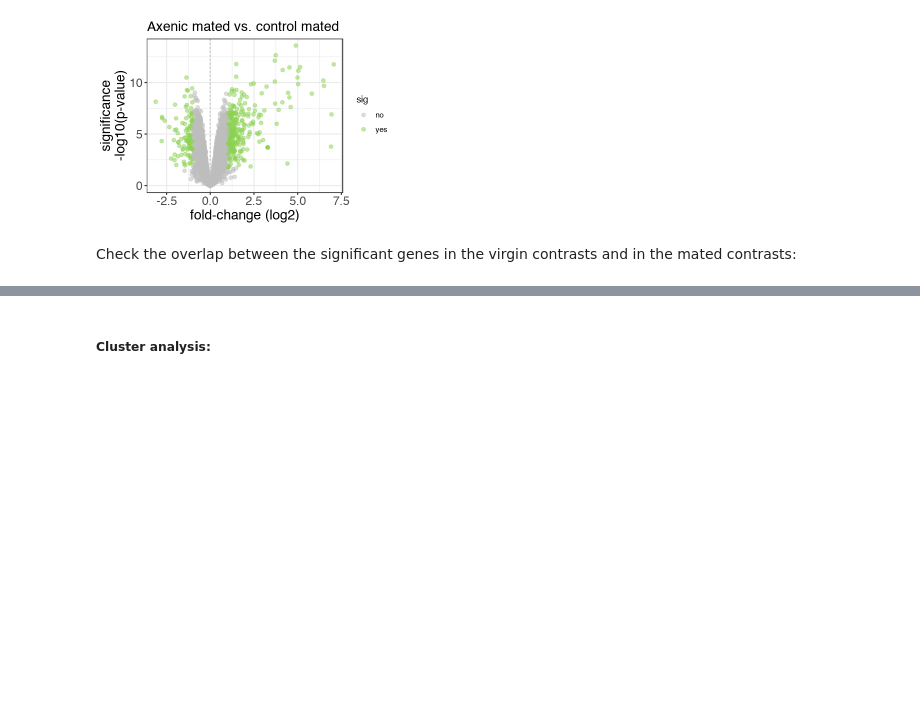
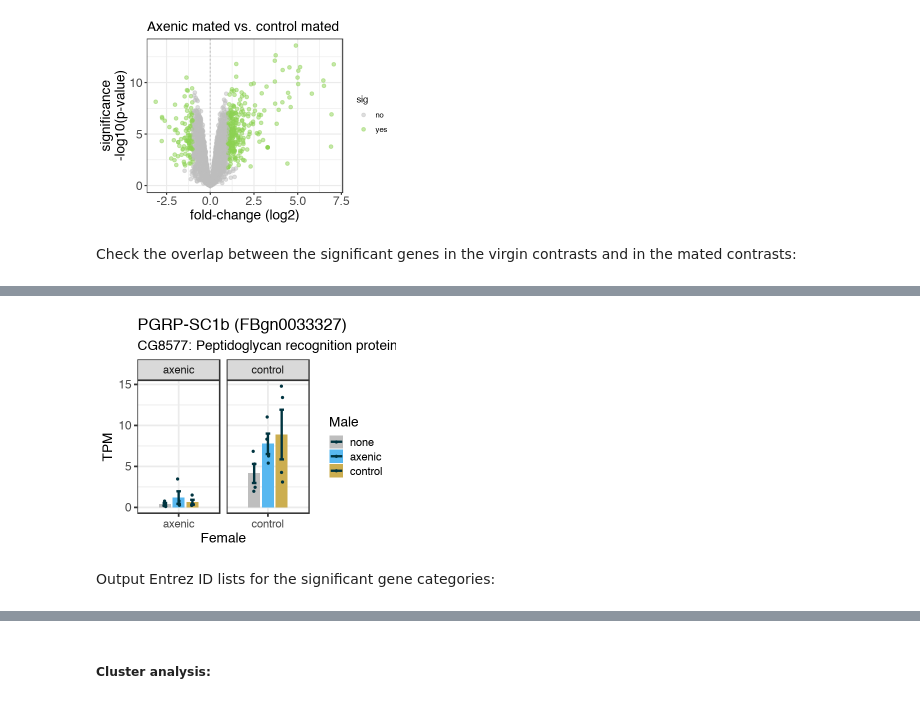
Before and after one commit to YazBraimah/Axenic.PM, a Jupyter notebook: R_analysis_pipeline.ipynb, the cells around one changed output, grey strips where cells are left out. Drawn from its saved outputs; the diff is of its cells as text; code cells hidden in the pictures; blank space fills up the shorter version.

```diff
--- a/Yasir_R_analysis_pipeline.ipynb
+++ b/R_analysis_pipeline.ipynb
@@ -50,3 +52,5 @@ fem_tao = suppressWarnings(as.data.frame(calcSpecificity(matrix = tpm.matrix_fa2
+# %%
+tpm.matrix_fa2.female = subset(tpm.matrix_fa2, select = c(desired_fa2_columns, 'Female_whole_flies'))
 # %% [markdown]
 ... and the associated sample information:
 # %%
@@ -1211,0 +881,7 @@ ERROR: Error in HeatmapAnnotation(..., which = "row"): formal argument "which" m
+# %%
+options(repr.plot.width = 5, repr.plot.height =4)
+geneBarPlot(tpmTable = tpm.table.rc, "PGRP-SC1b", show_reps = T)
+# %% [output]
+[figure, added]
+# %% [markdown]
+Output Entrez ID lists for the significant gene categories:
```
Also changed, not shown: parts of 74 cells of this notebook.
